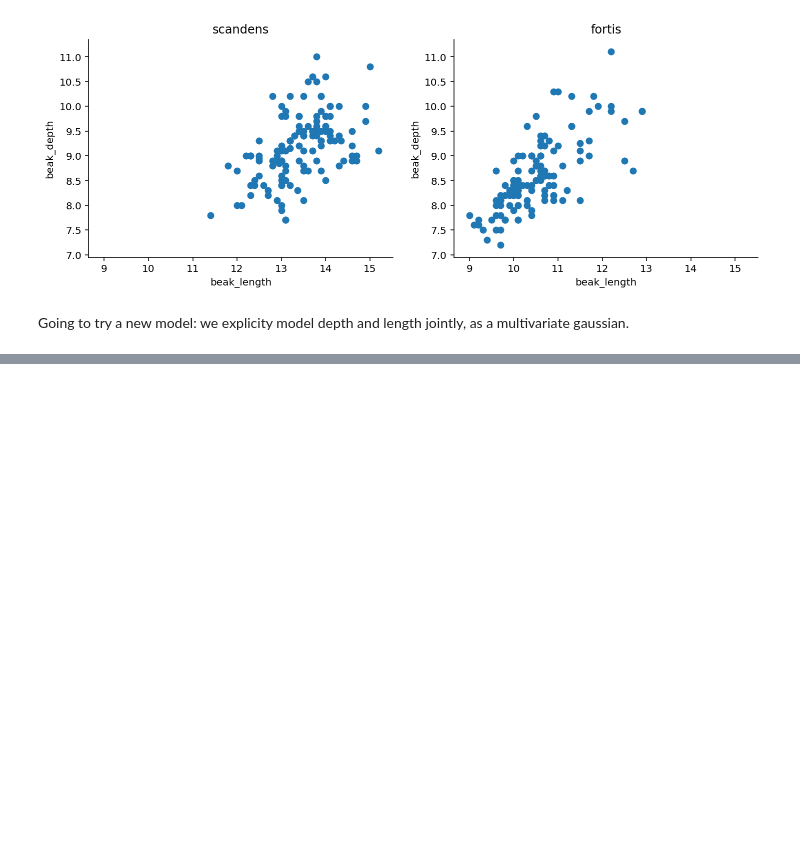
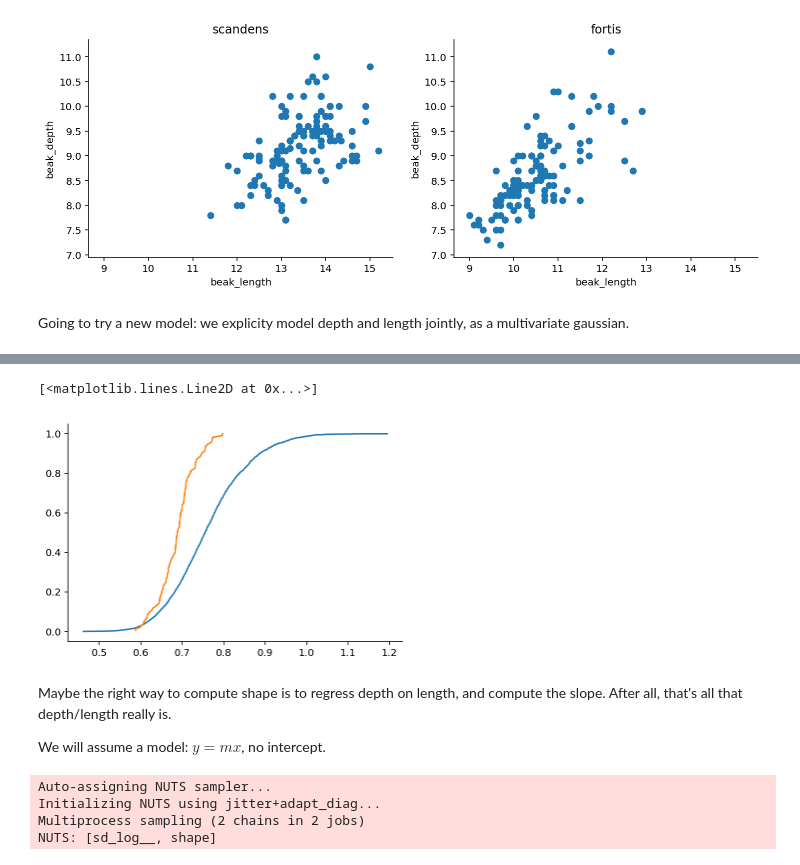
Before and after one commit to ericmjl/bayesian-stats-modelling-tutorial, a Jupyter notebook: notebooks/bonus-exploration-finches.ipynb, the cells around one changed output, grey strips where cells are left out. Saved outputs shown, nothing was run; the diff lists cells and outputs as text; code cells hidden in the pictures; blank space fills up the shorter version.

```diff
--- a/notebooks/bonus-exploration-finches.ipynb
+++ b/notebooks/bonus-exploration-finches.ipynb
@@ -232,0 +259,15 @@ MissingInputError: Input 0 of the graph (indices start from 0), used to compute
+# %%
+fig = plt.figure()
+ax = fig.add_subplot(111)
+
+x, y = ECDF(trace_mv['sigma'][:, 0, 1])
+ax.plot(x, y, label='samples')
+x, y = ECDF(df.iloc[scandens_idx]['shape'])
+ax.plot(x, y)
+# %% [output]
+[<matplotlib.lines.Line2D at 0x...>]
+[figure, added]
+# %% [markdown]
+Maybe the right way to compute shape is to regress depth on length, and compute the slope. After all, that's all that depth/length really is.
+
+We will assume a model: $y=mx$, no intercept.
@@ -232,0 +282,8 @@ MissingInputError: Input 0 of the graph (indices start from 0), used to compute
+# %%
+with shape_model:
+    trace_shape = pm.sample(2000)
+# %% [output]
+Auto-assigning NUTS sampler...
+Initializing NUTS using jitter+adapt_diag...
+Multiprocess sampling (2 chains in 2 jobs)
+NUTS: [sd_log__, shape]
```
Also changed, not shown: parts of 16 cells of this notebook.
